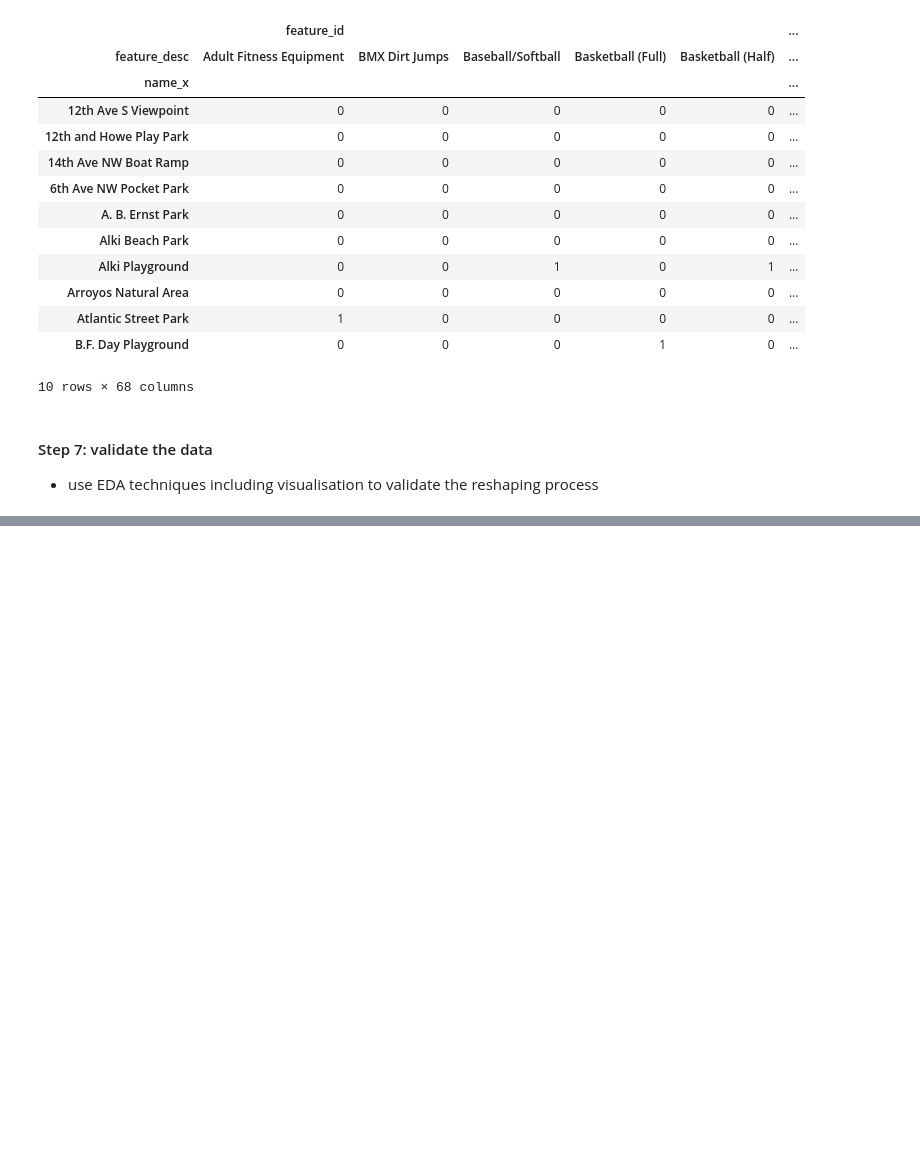
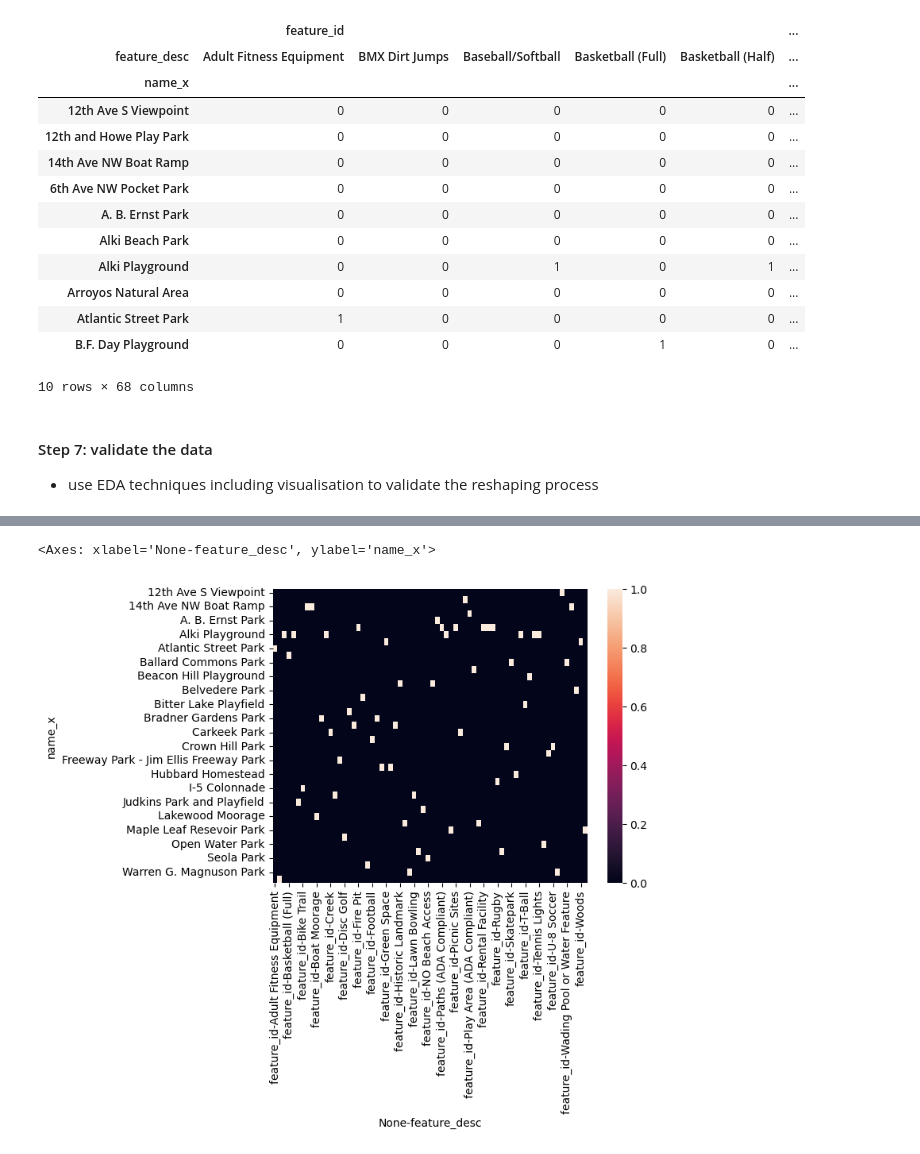
Before and after one commit to AndrewBoyne/my_qa_repo, a Jupyter notebook: Week 9/ D2 pivot.ipynb, the cells around one changed output, grey strips where cells are left out. Cells and saved outputs as stored; diff of their text form; code cells hidden in the pictures; blank space fills up the shorter version.

```diff
--- a/Week 9/ D2 pivot.ipynb
+++ b/Week 9/ D2 pivot.ipynb
@@ -320,0 +347,5 @@ plt.show()
+# %%
+sns.heatmap(df_pivot)
+# %% [output]
+<Axes: xlabel='None-feature_desc', ylabel='name_x'>
+[figure, added]
```
Also changed, not shown: parts of 21 cells of this notebook, 1 other file.
